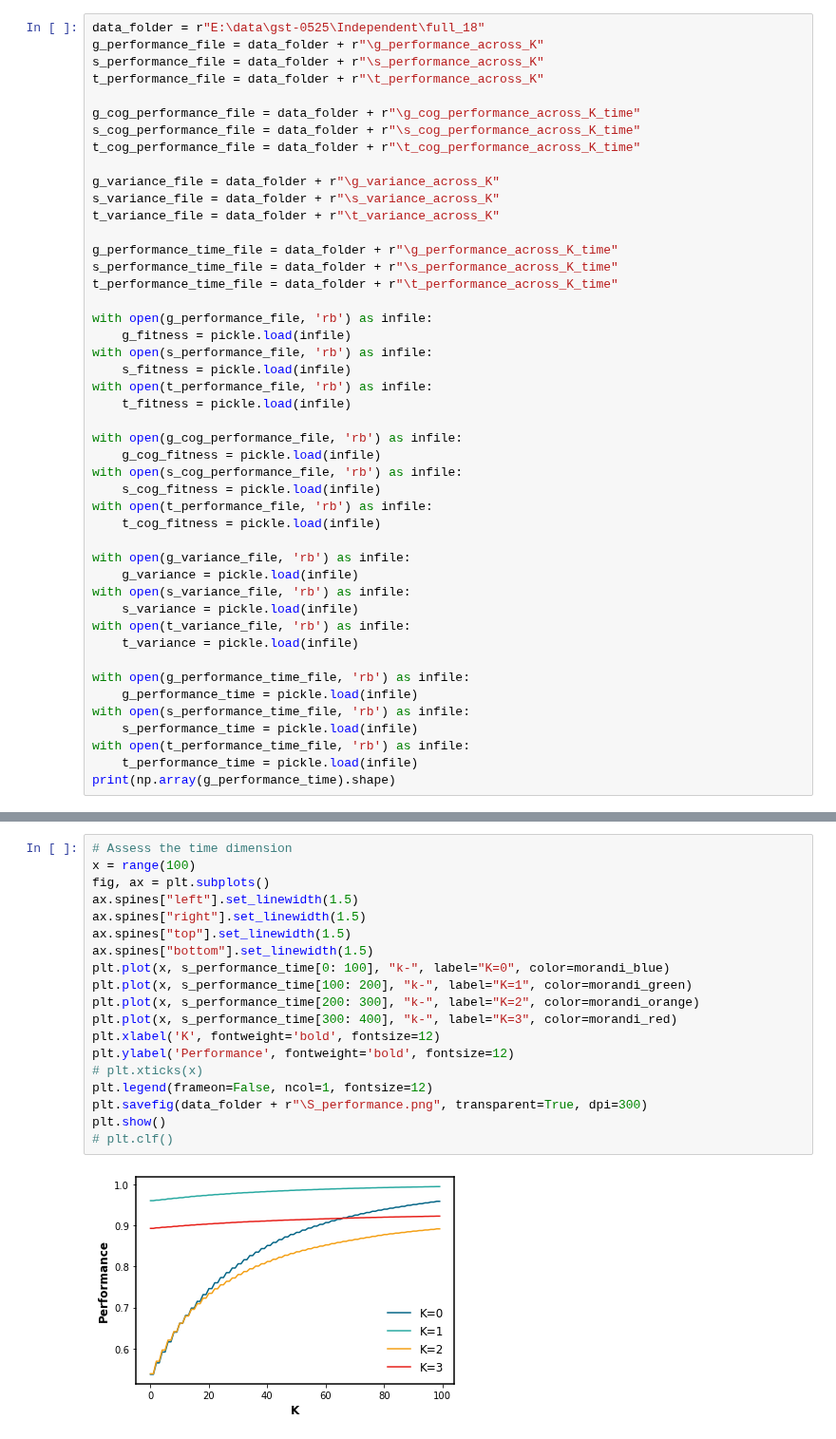
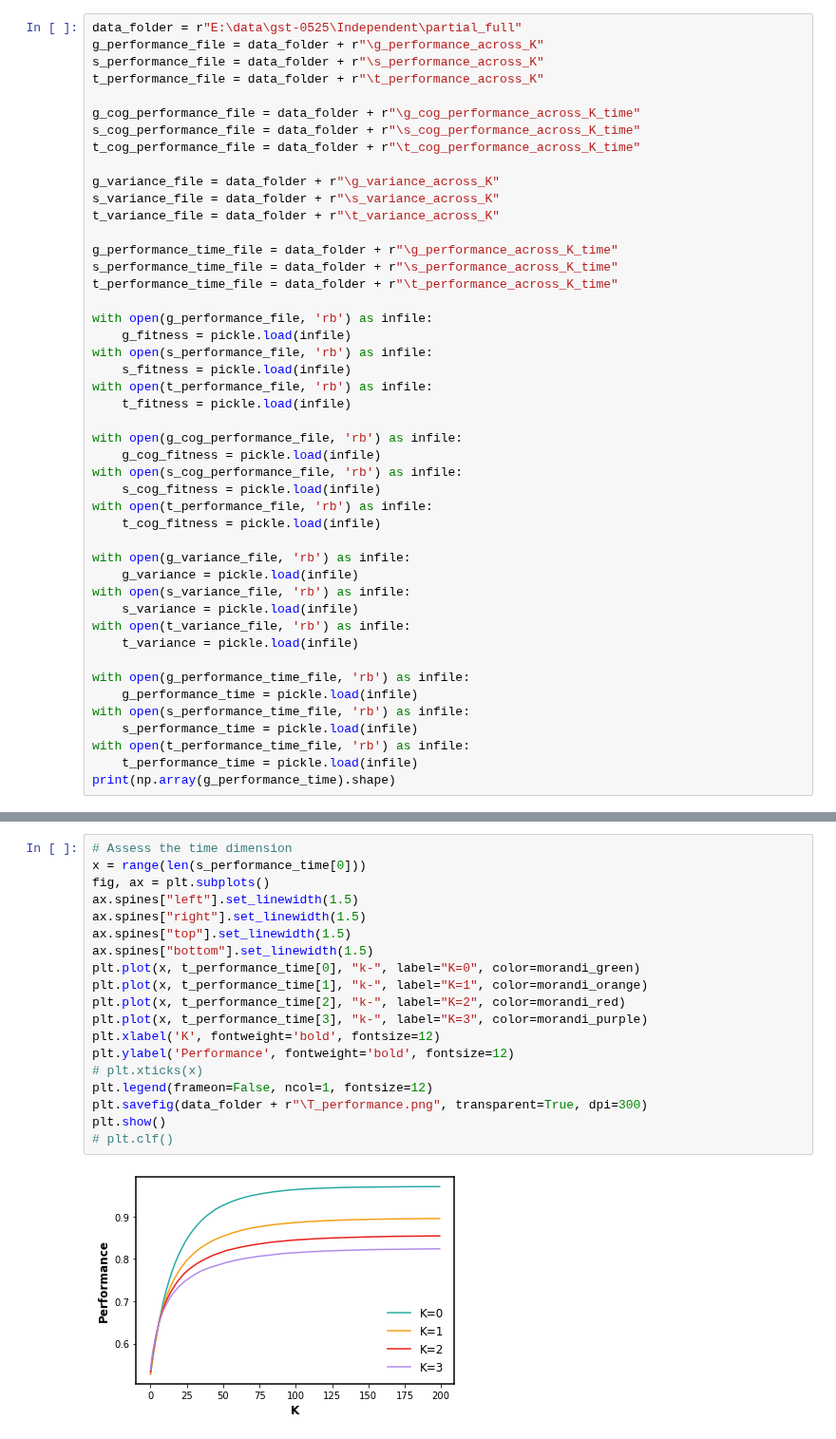
Before and after one commit to baldFemale/OpenInnovationFramework, a Jupyter notebook: Independent/partial_full/Evaluator.ipynb, the cells around one changed output, grey strips where cells are left out. Shown at 95% size. Drawn from its saved outputs; the diff is of its cells as text.

```diff
--- a/Independent/partial_full/Evaluator.ipynb
+++ b/Independent/partial_full/Evaluator.ipynb
@@ -41,7 +44,7 @@ color_pairs = [[shallow_purple, deep_purple],  [shallow_green, deep_green],
                [shallow_grey, deep_grey]]
 morandi_colors = [morandi_blue, morandi_green, morandi_yellow, morandi_orange, morandi_pink, morandi_red, morandi_purple]
 # %%
-data_folder = r"E:\data\gst-0525\Independent\full_18"
+data_folder = r"E:\data\gst-0525\Independent\partial_full"
 g_performance_file = data_folder + r"\g_performance_across_K"
 s_performance_file = data_folder + r"\s_performance_across_K"
 t_performance_file = data_folder + r"\t_performance_across_K"
@@ -154,21 +178,21 @@ plt.show()
 # %%
 # Assess the time dimension
-x = range(100)
+x = range(len(s_performance_time[0]))
 fig, ax = plt.subplots()
 ax.spines["left"].set_linewidth(1.5)
 ax.spines["right"].set_linewidth(1.5)
 ax.spines["top"].set_linewidth(1.5)
 ax.spines["bottom"].set_linewidth(1.5)
-plt.plot(x, s_performance_time[0: 100], "k-", label="K=0", color=morandi_blue)
-plt.plot(x, s_performance_time[100: 200], "k-", label="K=1", color=morandi_green)
-plt.plot(x, s_performance_time[200: 300], "k-", label="K=2", color=morandi_orange)
-plt.plot(x, s_performance_time[300: 400], "k-", label="K=3", color=morandi_red)
+plt.plot(x, t_performance_time[0], "k-", label="K=0", color=morandi_green)
+plt.plot(x, t_performance_time[1], "k-", label="K=1", color=morandi_orange)
+plt.plot(x, t_performance_time[2], "k-", label="K=2", color=morandi_red)
+plt.plot(x, t_performance_time[3], "k-", label="K=3", color=morandi_purple)
 plt.xlabel('K', fontweight='bold', fontsize=12)
 plt.ylabel('Performance', fontweight='bold', fontsize=12)
 # plt.xticks(x)
 plt.legend(frameon=False, ncol=1, fontsize=12)
-plt.savefig(data_folder + r"\S_performance.png", transparent=True, dpi=300)
+plt.savefig(data_folder + r"\T_performance.png", transparent=True, dpi=300)
 plt.show()
 # plt.clf()
 # %% [output]
-[figure, old version]
+[figure, new version]
```
Also changed, not shown: parts of 7 cells of this notebook.
